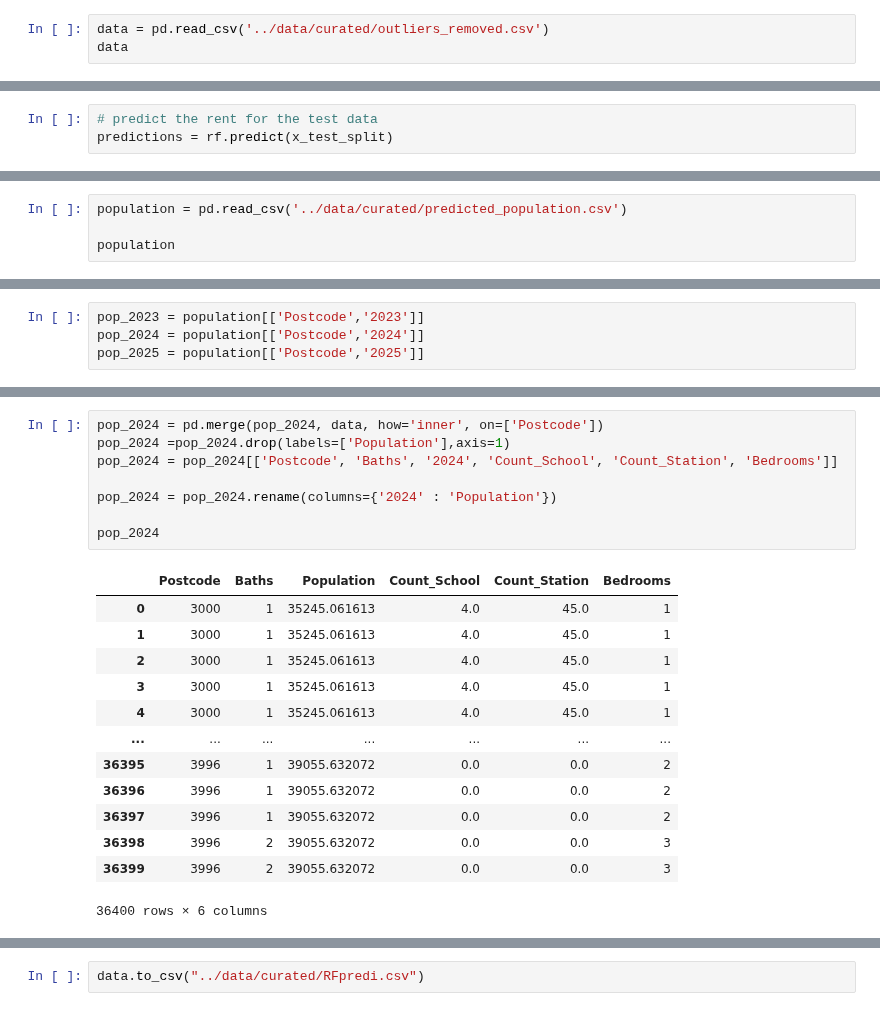
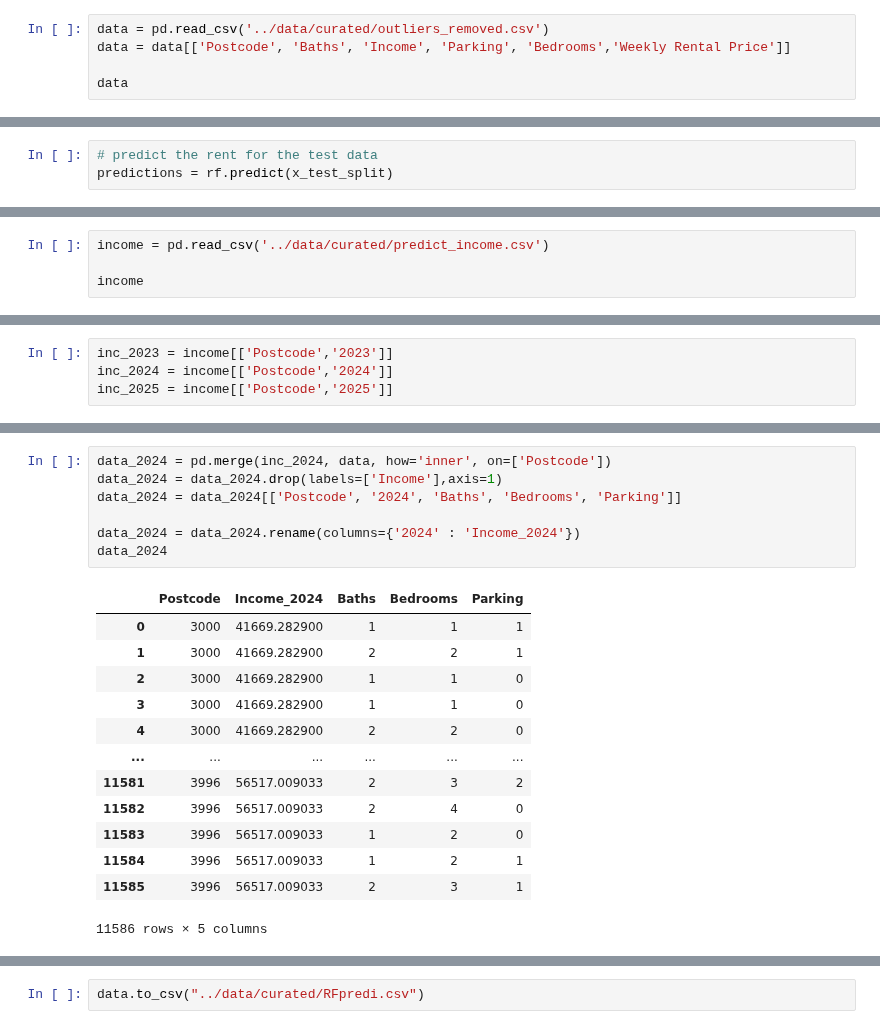
Before and after one commit to MAST30034-Applied-Data-Science/generic-real-estate-consulting-project-group50, a Jupyter notebook: draft works/RF_Model.ipynb, the cells around one changed output, grey strips where cells are left out. Cells and saved outputs as stored; diff of their text form.

```diff
--- a/draft works/RF_Model.ipynb
+++ b/draft works/RF_Model.ipynb
@@ -4,5 +4,7 @@ import matplotlib.pyplot as plt
 import numpy as np
 # %%
 data = pd.read_csv('../data/curated/outliers_removed.csv')
+data = data[['Postcode', 'Baths', 'Income', 'Parking', 'Bedrooms','Weekly Rental Price']]
+
 data
 # %% [output]
@@ -159,5 +177,5 @@ np.mean(baseline_error)
 # %%
-population = pd.read_csv('../data/curated/predicted_population.csv')
+income = pd.read_csv('../data/curated/predict_income.csv')
 
-population
+income
 # %% [output]
@@ -177,5 +195,5 @@ population
 # %%
-pop_2023 = population[['Postcode','2023']]
-pop_2024 = population[['Postcode','2024']]
-pop_2025 = population[['Postcode','2025']]
+inc_2023 = income[['Postcode','2023']]
+inc_2024 = income[['Postcode','2024']]
+inc_2025 = income[['Postcode','2025']]
 # %%
@@ -202,23 +220,22 @@ pop_2023
 # %%
-pop_2024 = pd.merge(pop_2024, data, how='inner', on=['Postcode'])
-pop_2024 =pop_2024.drop(labels=['Population'],axis=1)
-pop_2024 = pop_2024[['Postcode', 'Baths', '2024', 'Count_School', 'Count_Station', 'Bedrooms']]
+data_2024 = pd.merge(inc_2024, data, how='inner', on=['Postcode'])
+data_2024 = data_2024.drop(labels=['Income'],axis=1)
+data_2024 = data_2024[['Postcode', '2024', 'Baths', 'Bedrooms', 'Parking']]
 
-pop_2024 = pop_2024.rename(columns={'2024' : 'Population'})
-
-pop_2024
+data_2024 = data_2024.rename(columns={'2024' : 'Income_2024'})
+data_2024
 # %% [output]
-|  | Postcode | Baths | Population | Count_School | Count_Station | Bedrooms |
-| 0 | 3000 | 1 | 35245.061613 | 4.0 | 45.0 | 1 |
-| 1 | 3000 | 1 | 35245.061613 | 4.0 | 45.0 | 1 |
-| 2 | 3000 | 1 | 35245.061613 | 4.0 | 45.0 | 1 |
-| 3 | 3000 | 1 | 35245.061613 | 4.0 | 45.0 | 1 |
-| 4 | 3000 | 1 | 35245.061613 | 4.0 | 45.0 | 1 |
-| ... | ... | ... | ... | ... | ... | ... |
-| 36395 | 3996 | 1 | 39055.632072 | 0.0 | 0.0 | 2 |
-| 36396 | 3996 | 1 | 39055.632072 | 0.0 | 0.0 | 2 |
-| 36397 | 3996 | 1 | 39055.632072 | 0.0 | 0.0 | 2 |
-| 36398 | 3996 | 2 | 39055.632072 | 0.0 | 0.0 | 3 |
-| 36399 | 3996 | 2 | 39055.632072 | 0.0 | 0.0 | 3 |
+|  | Postcode | Income_2024 | Baths | Bedrooms | Parking |
+| 0 | 3000 | 41669.282900 | 1 | 1 | 1 |
+| 1 | 3000 | 41669.282900 | 2 | 2 | 1 |
+| 2 | 3000 | 41669.282900 | 1 | 1 | 0 |
+| 3 | 3000 | 41669.282900 | 1 | 1 | 0 |
+| 4 | 3000 | 41669.282900 | 2 | 2 | 0 |
+| ... | ... | ... | ... | ... | ... |
+| 11581 | 3996 | 56517.009033 | 2 | 3 | 2 |
+| 11582 | 3996 | 56517.009033 | 2 | 4 | 0 |
+| 11583 | 3996 | 56517.009033 | 1 | 2 | 0 |
+| 11584 | 3996 | 56517.009033 | 1 | 2 | 1 |
+| 11585 | 3996 | 56517.009033 | 2 | 3 | 1 |
-36400 rows × 6 columns
+11586 rows × 5 columns
 # %%
```
Also changed, not shown: parts of 22 cells of this notebook.
